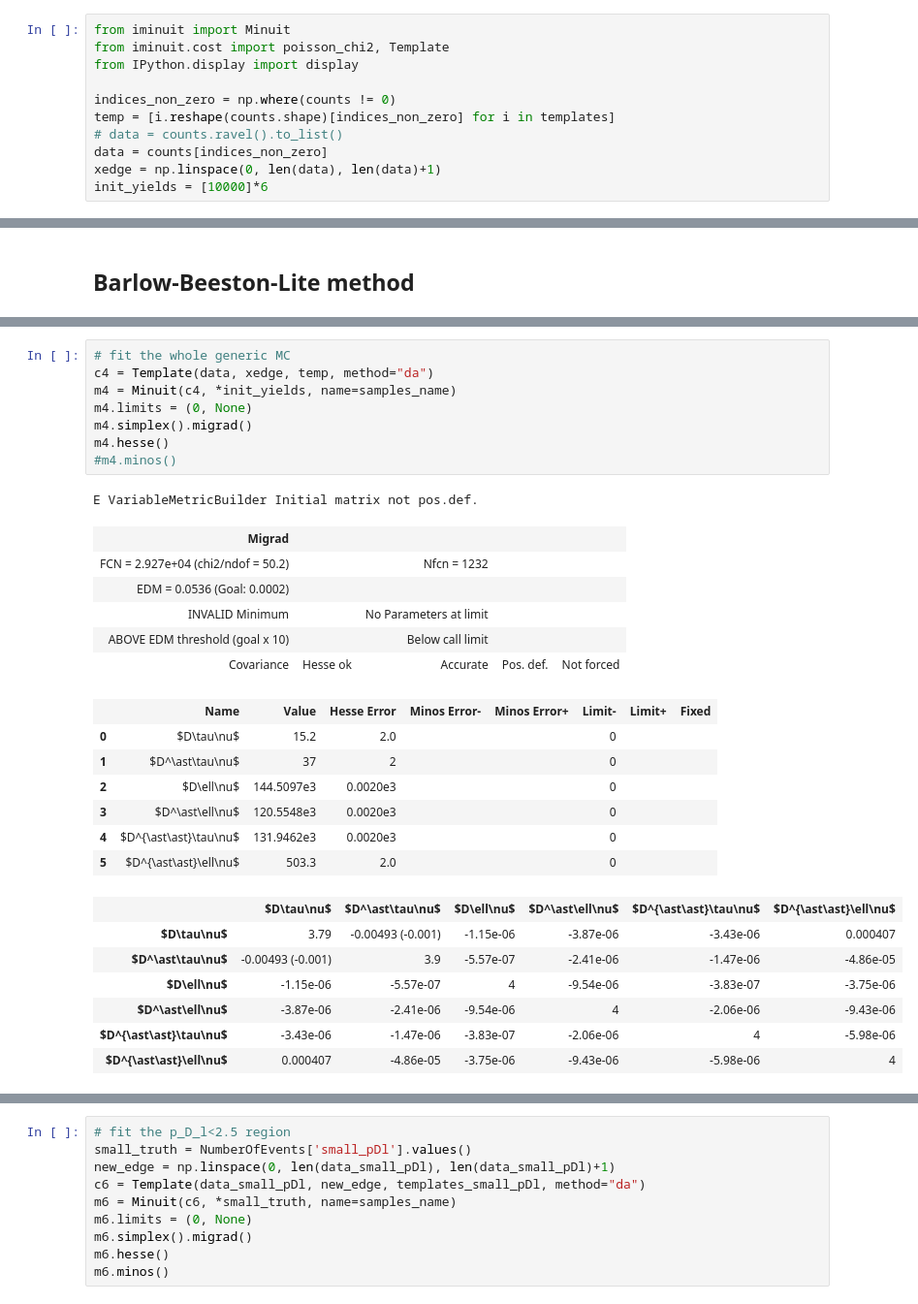
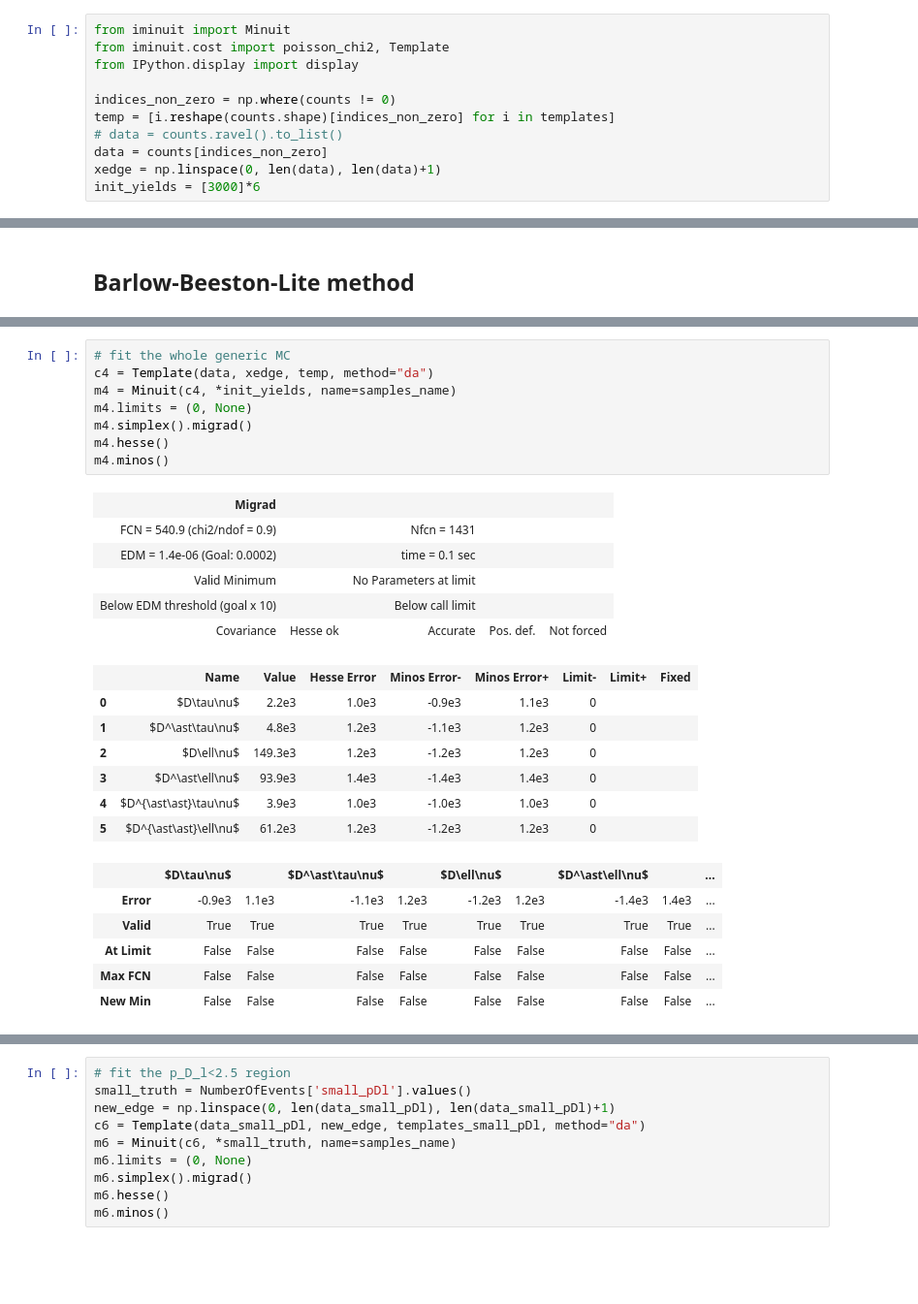
Before and after one commit to zjkjsd/inclusive_R_D, a Jupyter notebook: Offline/5_fitting_iminuit.ipynb, the cells around one changed output, grey strips where cells are left out. Shown at 97% size. Drawn from its saved outputs; the diff is of its cells as text; blank space fills up the shorter version.

```diff
--- a/Offline/5_fitting_iminuit.ipynb
+++ b/Offline/5_fitting_iminuit.ipynb
@@ -140,7 +140,7 @@ temp = [i.reshape(counts.shape)[indices_non_zero] for i in templates]
 # data = counts.ravel().to_list()
 data = counts[indices_non_zero]
 xedge = np.linspace(0, len(data), len(data)+1)
-init_yields = [10000]*6
+init_yields = [3000]*6
 # %% [markdown]
 ## Barlow-Beeston method
 # %%
@@ -199,30 +227,28 @@ m3.minos()
 # %%
 # fit the whole generic MC
 c4 = Template(data, xedge, temp, method="da")
 m4 = Minuit(c4, *init_yields, name=samples_name)
 m4.limits = (0, None)
 m4.simplex().migrad()
 m4.hesse()
-#m4.minos()
+m4.minos()
 # %% [output]
-E VariableMetricBuilder Initial matrix not pos.def.
 | Migrad |  |  |  |  |
-| FCN = 2.927e+04 (chi2/ndof = 50.2) |  | Nfcn = 1232 |  |  |
-| EDM = 0.0536 (Goal: 0.0002) |  |  |  |  |
-| INVALID Minimum |  | No Parameters at limit |  |  |
-| ABOVE EDM threshold (goal x 10) |  | Below call limit |  |  |
+| FCN = 540.9 (chi2/ndof = 0.9) |  | Nfcn = 1431 |  |  |
+| EDM = 1.4e-06 (Goal: 0.0002) |  | time = 0.1 sec |  |  |
+| Valid Minimum |  | No Parameters at limit |  |  |
+| Below EDM threshold (goal x 10) |  | Below call limit |  |  |
 | Covariance | Hesse ok | Accurate | Pos. def. | Not forced |
 |  | Name | Value | Hesse Error | Minos Error- | Minos Error+ | Limit- | Limit+ | Fixed |
-| 0 | $D\tau\nu$ | 15.2 | 2.0 |  |  | 0 |  |  |
-| 1 | $D^\ast\tau\nu$ | 37 | 2 |  |  | 0 |  |  |
-| 2 | $D\ell\nu$ | 144.5097e3 | 0.0020e3 |  |  | 0 |  |  |
-| 3 | $D^\ast\ell\nu$ | 120.5548e3 | 0.0020e3 |  |  | 0 |  |  |
-| 4 | $D^{\ast\ast}\tau\nu$ | 131.9462e3 | 0.0020e3 |  |  | 0 |  |  |
-| 5 | $D^{\ast\ast}\ell\nu$ | 503.3 | 2.0 |  |  | 0 |  |  |
+| 0 | $D\tau\nu$ | 2.2e3 | 1.0e3 | -0.9e3 | 1.1e3 | 0 |  |  |
+| 1 | $D^\ast\tau\nu$ | 4.8e3 | 1.2e3 | -1.1e3 | 1.2e3 | 0 |  |  |
+| 2 | $D\ell\nu$ | 149.3e3 | 1.2e3 | -1.2e3 | 1.2e3 | 0 |  |  |
+| 3 | $D^\ast\ell\nu$ | 93.9e3 | 1.4e3 | -1.4e3 | 1.4e3 | 0 |  |  |
+| 4 | $D^{\ast\ast}\tau\nu$ | 3.9e3 | 1.0e3 | -1.0e3 | 1.0e3 | 0 |  |  |
+| 5 | $D^{\ast\ast}\ell\nu$ | 61.2e3 | 1.2e3 | -1.2e3 | 1.2e3 | 0 |  |  |
-|  | $D\tau\nu$ | $D^\ast\tau\nu$ | $D\ell\nu$ | $D^\ast\ell\nu$ | $D^{\ast\ast}\tau\nu$ | $D^{\ast\ast}\ell\nu$ |
-| $D\tau\nu$ | 3.79 | -0.00493 (-0.001) | -1.15e-06 | -3.87e-06 | -3.43e-06 | 0.000407 |
-| $D^\ast\tau\nu$ | -0.00493 (-0.001) | 3.9 | -5.57e-07 | -2.41e-06 | -1.47e-06 | -4.86e-05 |
-| $D\ell\nu$ | -1.15e-06 | -5.57e-07 | 4 | -9.54e-06 | -3.83e-07 | -3.75e-06 |
-| $D^\ast\ell\nu$ | -3.87e-06 | -2.41e-06 | -9.54e-06 | 4 | -2.06e-06 | -9.43e-06 |
-| $D^{\ast\ast}\tau\nu$ | -3.43e-06 | -1.47e-06 | -3.83e-07 | -2.06e-06 | 4 | -5.98e-06 |
-| $D^{\ast\ast}\ell\nu$ | 0.000407 | -4.86e-05 | -3.75e-06 | -9.43e-06 | -5.98e-06 | 4 |
+|  | $D\tau\nu$ |  | $D^\ast\tau\nu$ |  | $D\ell\nu$ |  | $D^\ast\ell\nu$ |  | ... |
+| Error | -0.9e3 | 1.1e3 | -1.1e3 | 1.2e3 | -1.2e3 | 1.2e3 | -1.4e3 | 1.4e3 | ... |
+| Valid | True | True | True | True | True | True | True | True | ... |
+| At Limit | False | False | False | False | False | False | False | False | ... |
+| Max FCN | False | False | False | False | False | False | False | False | ... |
+| New Min | False | False | False | False | False | False | False | False | ... |
```
Also changed, not shown: parts of 10 cells of this notebook, 3 other files.
